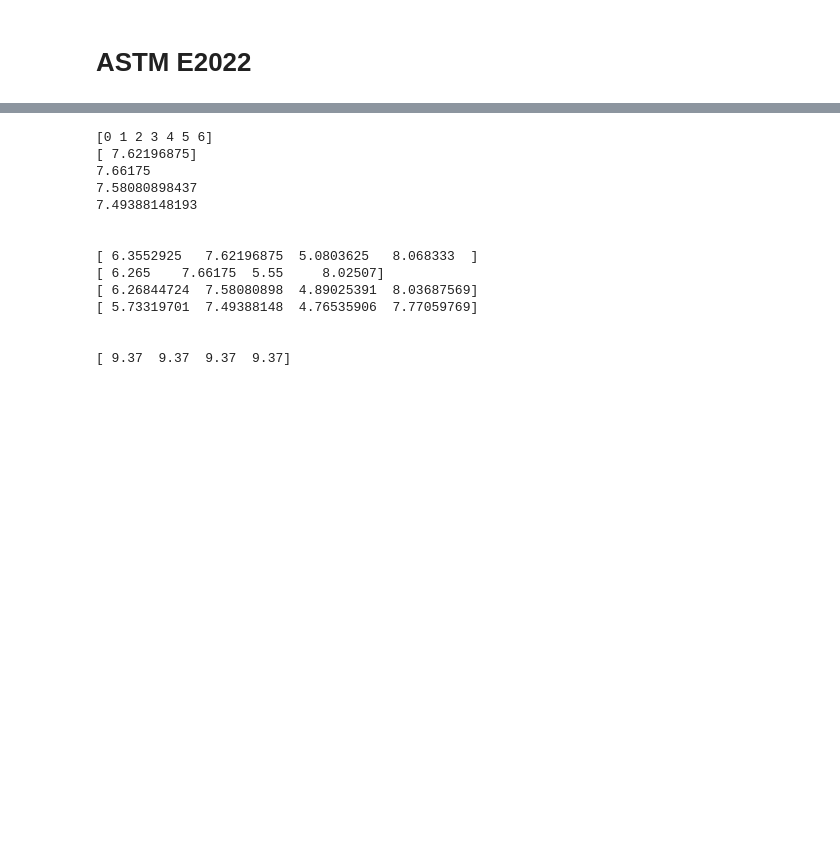
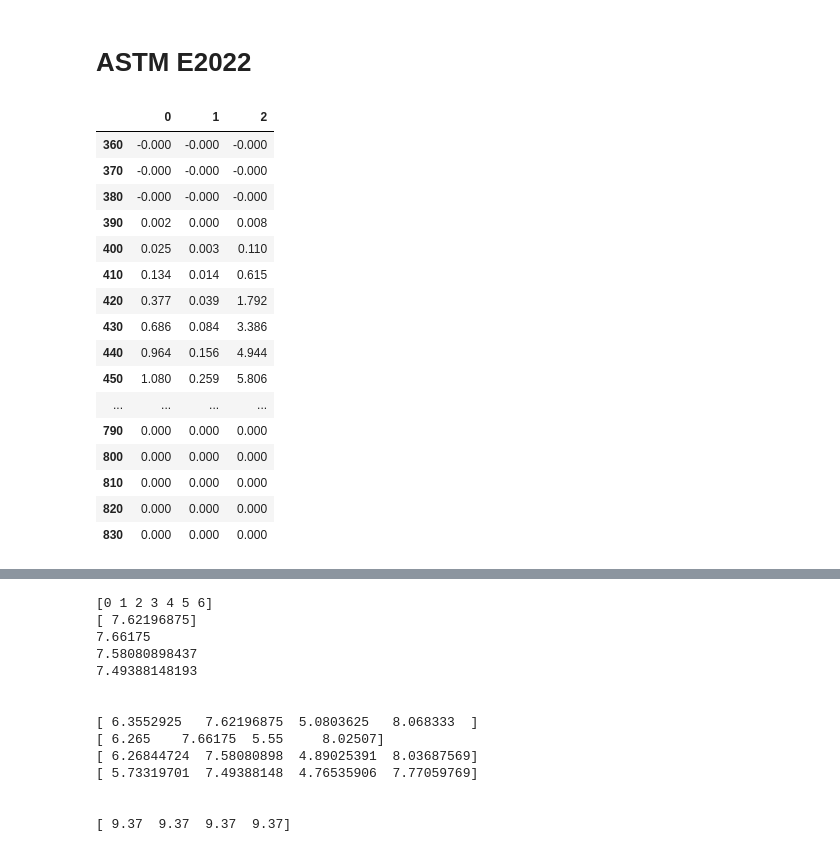
Before and after one commit to colour-science/colour-ramblings, a Jupyter notebook: astm_e2022.ipynb, the cells around one changed output, grey strips where cells are left out. Cells and saved outputs as stored; diff of their text form; code cells hidden in the pictures; blank space fills up the shorter version.

```diff
--- a/astm_e2022.ipynb
+++ b/astm_e2022.ipynb
@@ -92,3 +537,98 @@ W = tristimulus_weighting_factors(CMFS, A, SpectralShape(360, 830, 10))
+# %%
+def tristimulus_weighting_factors_ASTME2022(cmfs, illuminant, shape):
+    # Assumes that the measurement interval is equal to the spectral bandwidth integral when applying correction
+    # for bandwidth.
+    if cmfs.shape.steps != 1:
+        raise RuntimeError('"{0}" shape "steps" must be 1!'.format(cmfs))
+
+    if illuminant.shape.steps != 1:
+        raise RuntimeError('"{0}" shape "steps" must be 1!'.format(illuminant))
+
+    global _TRISTIMULUS_WEIGHTING_FACTORS_CACHE
+    if _TRISTIMULUS_WEIGHTING_FACTORS_CACHE is None:
+        _TRISTIMULUS_WEIGHTING_FACTORS_CACHE = CaseInsensitiveMapping()
+
+    name_twf = ', '.join((cmfs.name, illuminant.name, str(shape)))
+    if name_twf in _TRISTIMULUS_WEIGHTING_FACTORS_CACHE:
+        return _TRISTIMULUS_WEIGHTING_FACTORS_CACHE[name_twf]
+
+    Y = cmfs.values
+    S = illuminant.values
+
+    W = S[::shape.steps, np.newaxis] * Y[::shape.steps, :]
+
+    # First and last measurement intervals Lagrange interpolating coefficients.
+    c_c = lagrange_interpolating_coefficients_ASTME2022(
+            shape.steps, 'boundaries')
+    # Intermediate measurement intervals Lagrange interpolating coefficients.
+    c_b = lagrange_interpolating_coefficients_ASTME2022(
+            shape.steps, 'intermediate')
+
+    # Total wavelengths count.
+    w_c = len(Y)
+    # Measurement interval interpolated values count.
+    r_c = c_b.shape[0]
+    # Last interval first interpolated wavelength.
+    w_lif = w_c - (w_c - 1) % shape.steps - 1 - r_c
+
+    # Intervals count.
+    i_c = W.shape[0]
+    i_cm = i_c - 1
+
+    for i in range(3):
+        # First interval.
+        for j in range(r_c):
+            for k in range(3):
+                W[k, i] = W[k, i] + c_c[j, k] * S[j + 1] * Y[j + 1, i]
+
+        # Last interval.
+        for j in range(r_c):
+            for k in range(i_cm, i_cm - 3, -1):
+                W[k, i] = (W[k, i] + c_c[r_c - j - 1, i_cm - k] *
+                           S[j + w_lif] * Y[j + w_lif, i])
+
+        # Intermediate intervals.
+        for j in range(i_c - 3):
+            for k in range(r_c):
+                w_i = (r_c + 1) * (j + 1) + 1 + k
+                W[j, i] = W[j, i] + c_b[k, 0] * S[w_i] * Y[w_i, i]
+                W[j + 1, i] = W[j + 1, i] + c_b[k, 1] * S[w_i] * Y[w_i, i]
+                W[j + 2, i] = W[j + 2, i] + c_b[k, 2] * S[w_i] * Y[w_i, i]
+                W[j + 3, i] = W[j + 3, i] + c_b[k, 3] * S[w_i] * Y[w_i, i]
+
+        # Extrapolation of incomplete interval.
+        for j in range(int(w_c - ((w_c - 1) % shape.steps)), w_c, 1):
+            W[i_cm, i] = W[i_cm, i] + S[j] * Y[j, i]
+
+    W *= 100 / np.sum(W, axis=0)[1]
+
+    _TRISTIMULUS_WEIGHTING_FACTORS_CACHE[name_twf] = W
+
+    return W
+
+
+steps = 10
+W = tristimulus_weighting_factors_ASTME2022(
+        CMFS, A, SpectralShape(360, 830, steps))
+pd.DataFrame(np.round(W, 3), index=CMFS.wavelengths[::steps])
+# %% [output]
+|  | 0 | 1 | 2 |
+| 360 | -0.000 | -0.000 | -0.000 |
+| 370 | -0.000 | -0.000 | -0.000 |
+| 380 | -0.000 | -0.000 | -0.000 |
+| 390 | 0.002 | 0.000 | 0.008 |
+| 400 | 0.025 | 0.003 | 0.110 |
+| 410 | 0.134 | 0.014 | 0.615 |
+| 420 | 0.377 | 0.039 | 1.792 |
+| 430 | 0.686 | 0.084 | 3.386 |
+| 440 | 0.964 | 0.156 | 4.944 |
+| 450 | 1.080 | 0.259 | 5.806 |
+| ... | ... | ... | ... |
+| 790 | 0.000 | 0.000 | 0.000 |
+| 800 | 0.000 | 0.000 | 0.000 |
+| 810 | 0.000 | 0.000 | 0.000 |
+| 820 | 0.000 | 0.000 | 0.000 |
+| 830 | 0.000 | 0.000 | 0.000 |
 # %%
 _TRISTIMULUS_WEIGHTING_FACTORS_CACHE.keys()
 # %% [output]
```
Also changed, not shown: parts of 4 cells of this notebook.
